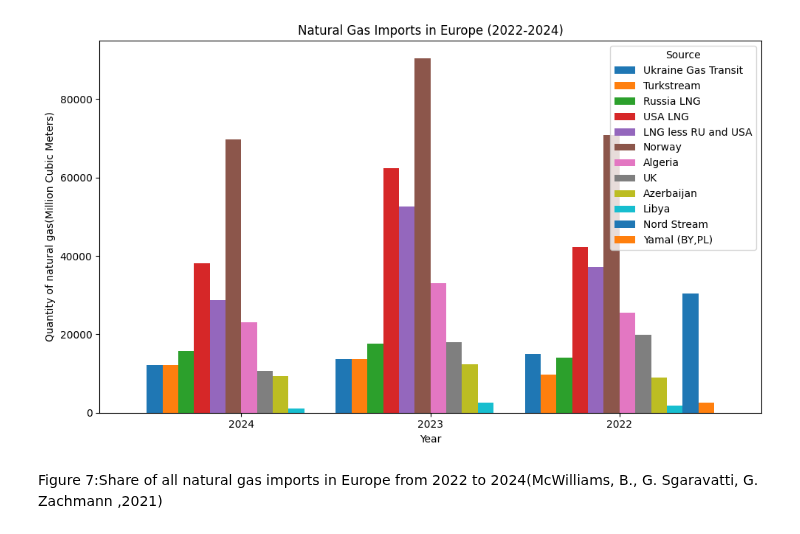
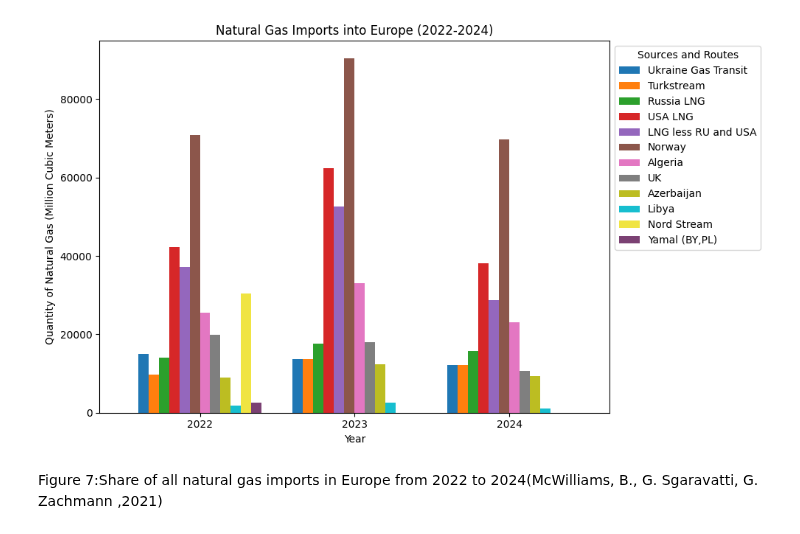
Before and after one commit to Anson422/Anson-Eva-Valerie, a Jupyter notebook: Stacked Bar Chart/All_natural_gas_imports_in_Europe.ipynb, the cells around one changed output. Saved outputs shown, nothing was run; the diff lists cells and outputs as text; code cells hidden in the pictures.

```diff
--- a/Stacked Bar Chart/All_natural_gas_imports_in_Europe.ipynb
+++ b/Stacked Bar Chart/All_natural_gas_imports_in_Europe.ipynb
@@ -71,16 +78,29 @@ total_year
 | 2023 | 13614.982252 | 13686.116846 | 17688.610393 | 62387.858840 | 52570.996787 | 90357.640209 | 33016.620229 | 18039.078007 | ... |
 | 2022 | 15088.650588 | 9802.375694 | 13984.904898 | 42206.557237 | 37126.431069 | 70925.356702 | 25455.753346 | 19811.378486 | ... |
 # %%
-total_year.plot(kind='bar', figsize=(10, 6), width=1.0)
-plt.title('Natural Gas Imports in Europe (2022-2024)')
+# Ensure the index (years) is sorted
+total_year = total_year.sort_index(ascending=True)
+
+# unique color for each category
+unique_colors =['#1f77b4', '#ff7f0e', '#2ca02c', '#d62728', '#9467bd', '#8c564b', '#e377c2', '#7f7f7f', '#bcbd22', '#17becf', '#f0e442', '#7b4173', '#d9d9d9', '#ff5a36', '#1b9e77', '#f4a582', '#a6cee3', '#fdbf6f', '#cab2d6', '#ff6347']
+
+# Plot the data with unique colors
+ax = total_year.plot(kind='bar', figsize=(10, 6), width=0.8, color=unique_colors[:len(total_year.columns)])
+
+# Add titles and labels
+plt.title('Natural Gas Imports into Europe (2022-2024)')
 plt.xlabel('Year')
-plt.ylabel('Quantity of natural gas(Million Cubic Meters)')
-plt.xticks(rotation=0)
-plt.legend(title='Source')
+plt.ylabel('Quantity of Natural Gas (Million Cubic Meters)')
+plt.xticks(rotation=0)  # Keep year labels horizontal and readable
+
+# Move the legend outside the plot
+plt.legend(title='Sources and Routes', bbox_to_anchor=(1, 1), loc='upper left')
+
+# Show the plot
 plt.tight_layout()
 plt.show()
 # %% [output]
-[figure, old version]
+[figure, new version]
 # %% [markdown]
 Figure 7:Share of all natural gas imports in Europe from 2022 to 2024(McWilliams, B., G. Sgaravatti, G. Zachmann ,2021)
 # %%
```
Also changed, not shown: parts of 4 cells of this notebook.
